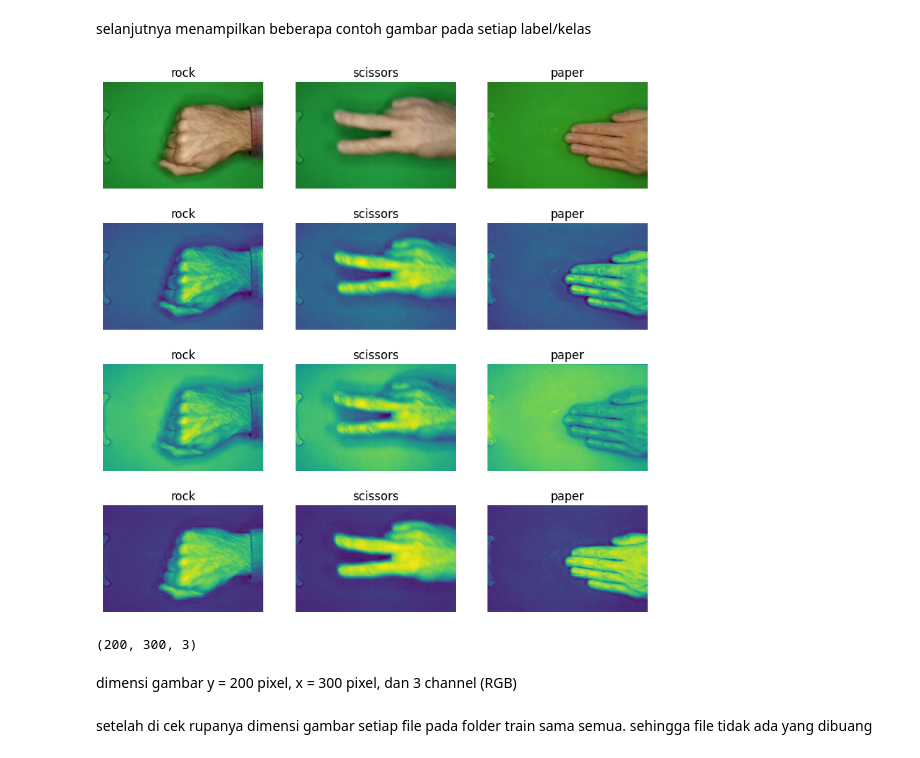
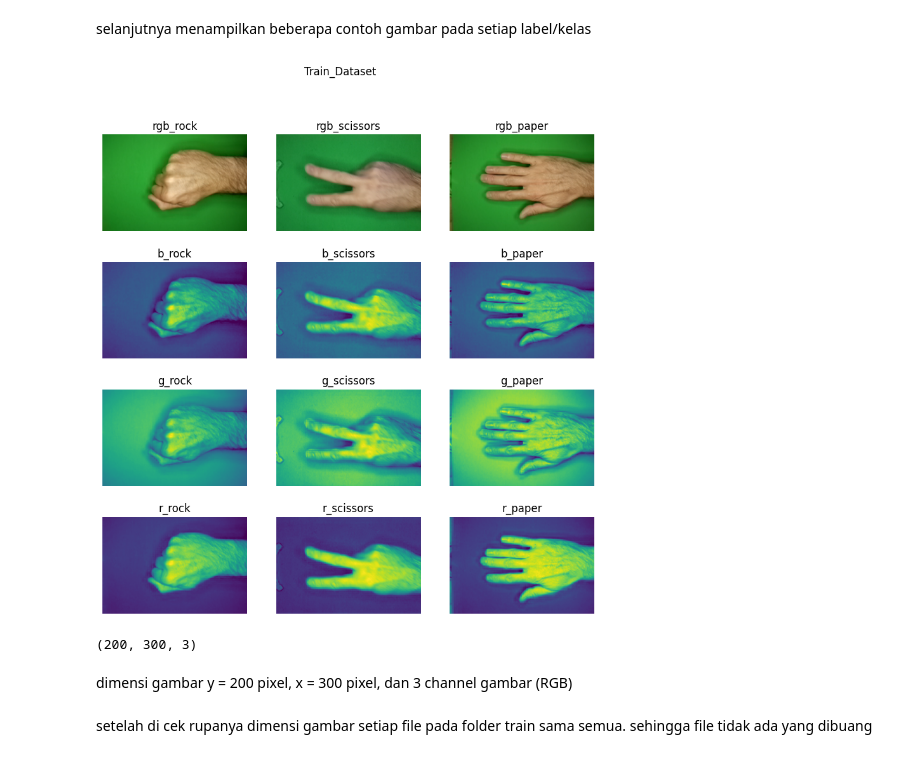
Before and after one commit to apriarami789/image_clasification, a Jupyter notebook: Image_Clasification_Code.ipynb, the cells around one changed output. Cells and saved outputs as stored; diff of their text form; code cells hidden in the pictures.

```diff
--- a/Image_Clasification_Code.ipynb
+++ b/Image_Clasification_Code.ipynb
@@ -123,42 +124,45 @@ selanjutnya menampilkan beberapa contoh gambar pada setiap label/kelas
 # %%
 import cv2
 
-label = ['rock','scissors','paper']
-img1 = []
-img1_b = []
-img1_g = []
-img1_r = []
+def image_show(pathlist,n_image=0,header=None):
+  label = ['rock','scissors','paper']
+  channels = ['rgb_','b_','g_','r_']
 
-for i in range(3):
-  image_file = glob.glob(os.path.join(path_list[i],'*'))
-  image = cv2.imread(image_file[0])
-  image = cv2.cvtColor(image, cv2.COLOR_BGR2RGB)
-  img1.append(image)
+  img1, img1_b, img1_g, img1_r  = [], [], [], []
 
-  r_channel, g_channel, b_channel = cv2.split(image)
-  img1_r.append(r_channel)
-  img1_g.append(g_channel)
-  img1_b.append(b_channel)
+  for i in range(3):
+    image_file = glob.glob(os.path.join(pathlist[i],'*'))
+    image = cv2.imread(image_file[n_image])
+    image = cv2.cvtColor(image, cv2.COLOR_BGR2RGB)
+    img1.append(image)
+
+    r_channel, g_channel, b_channel = cv2.split(image)
+    img1_r.append(r_channel)
+    img1_g.append(g_channel)
+    img1_b.append(b_channel)
 
 
-fig, axes = plt.subplots(nrows=4, ncols=3, figsize=(10,10))
-list_img = [img1,img1_b,img1_g,img1_r]
+  fig, axes = plt.subplots(nrows=4, ncols=3, figsize=(10,10))
+  list_img = [img1,img1_b,img1_g,img1_r]
 
-for i in range(4):
-  imgg = list_img[i]
-  for j in range(3):
-    axes[i,j].imshow(imgg[j])
-    axes[i,j].set_title(label[j])
-    axes[i,j].axis('off')
+  for i in range(4):
+    imgg = list_img[i]
+    for j in range(3):
+      axes[i,j].imshow(imgg[j])
+      axes[i,j].set_title(channels[i] + label[j])
+      axes[i,j].axis('off')
+  fig.suptitle(header)
-# %% [output]
-[figure, removed]
+# %%
+image_show(pathlist=path_list,n_image=100,header='Train_Dataset')
+# %% [output]
+[figure, added]
 # %%
 # dimensi file gambar
 image.shape
 # %% [output]
 (200, 300, 3)
 # %% [markdown]
-dimensi gambar y = 200 pixel, x = 300 pixel, dan 3 channel (RGB)
+dimensi gambar y = 200 pixel, x = 300 pixel, dan 3 channel gambar (RGB)
 # %%
 # mengecek apakah dimensi gambar setiap image sama semua (200, 300, 3)
 for i in range(3):
```
Also changed, not shown: parts of 7 cells of this notebook.
